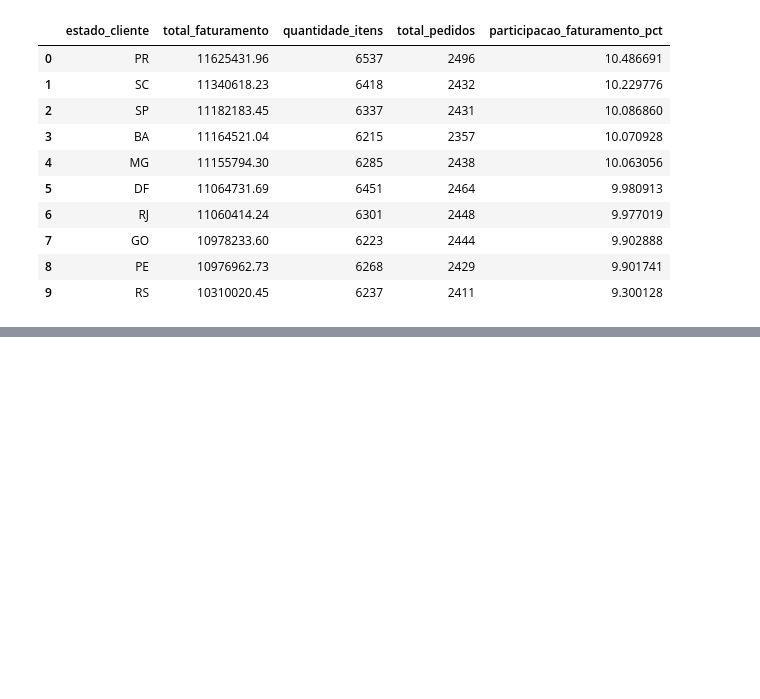
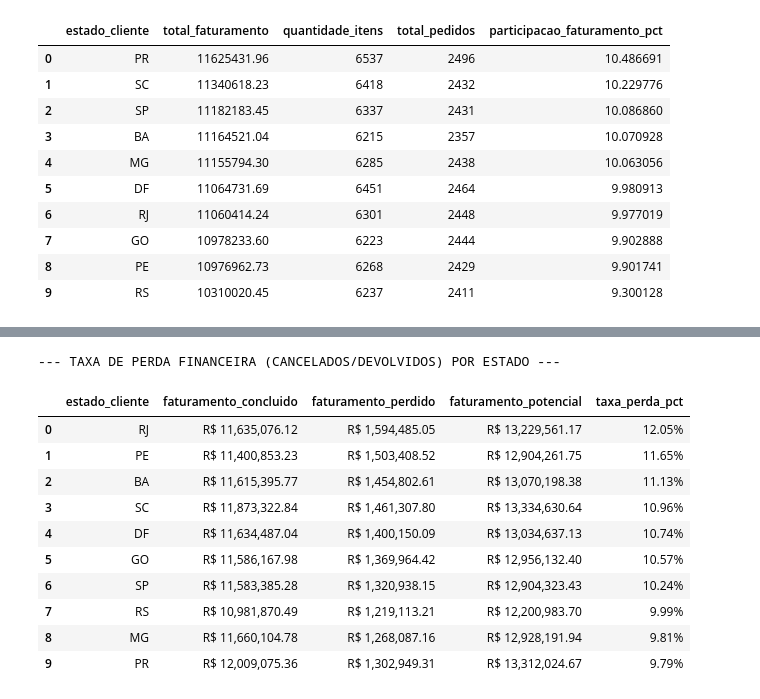
Before and after one commit to diegomudraka/projeto_final_python_senai, a Jupyter notebook: Analise de vendas/Projeto/Analise_dados.ipynb, the cells around one changed output, grey strips where cells are left out. Cells and saved outputs as stored; diff of their text form; code cells hidden in the pictures; blank space fills up the shorter version.

```diff
--- a/Analise de vendas/Projeto/Analise_dados.ipynb
+++ b/Analise de vendas/Projeto/Analise_dados.ipynb
@@ -452,0 +505,36 @@ plt.show()
+# %%
+#2. Analise de Gargalo: Taxa de Cancelamento e Faturamento Perdido por Estado
+#Para otimizar o orçamento, não basta olhar para onde se vende mais, mas também onde estamos gastando energia com vendas que não se concretizam.
+
+# Calcular faturamento total pretendido (incluindo cancelados e devolvidos)
+df['is_perda'] = df['status_venda'].str.lower().str.strip().isin(['cancelado', 'devolvido'])
+
+perda_geo = df.groupby(['estado_cliente', 'is_perda']).agg(
+    valor_total=('valor_total', 'sum')
+).unstack(fill_value=0).reset_index()
+
+perda_geo.columns = ['estado_cliente', 'faturamento_concluido', 'faturamento_perdido']
+perda_geo['faturamento_potencial'] = perda_geo['faturamento_concluido'] + perda_geo['faturamento_perdido']
+perda_geo['taxa_perda_pct'] = (perda_geo['faturamento_perdido'] / perda_geo['faturamento_potencial']) * 100
+perda_geo = perda_geo.sort_values(by='taxa_perda_pct', ascending=False).reset_index(drop=True)
+
+print("--- TAXA DE PERDA FINANCEIRA (CANCELADOS/DEVOLVIDOS) POR ESTADO ---")
+display(perda_geo.style.format({
+    'faturamento_concluido': "R$ {:,.2f}",
+    'faturamento_perdido': "R$ {:,.2f}",
+    'faturamento_potencial': "R$ {:,.2f}",
+    'taxa_perda_pct': "{:.2f}%"
+}))
+# %% [output]
+--- TAXA DE PERDA FINANCEIRA (CANCELADOS/DEVOLVIDOS) POR ESTADO ---
+|  | estado_cliente | faturamento_concluido | faturamento_perdido | faturamento_potencial | taxa_perda_pct |
+| 0 | RJ | R$ 11,635,076.12 | R$ 1,594,485.05 | R$ 13,229,561.17 | 12.05% |
+| 1 | PE | R$ 11,400,853.23 | R$ 1,503,408.52 | R$ 12,904,261.75 | 11.65% |
+| 2 | BA | R$ 11,615,395.77 | R$ 1,454,802.61 | R$ 13,070,198.38 | 11.13% |
+| 3 | SC | R$ 11,873,322.84 | R$ 1,461,307.80 | R$ 13,334,630.64 | 10.96% |
+| 4 | DF | R$ 11,634,487.04 | R$ 1,400,150.09 | R$ 13,034,637.13 | 10.74% |
+| 5 | GO | R$ 11,586,167.98 | R$ 1,369,964.42 | R$ 12,956,132.40 | 10.57% |
+| 6 | SP | R$ 11,583,385.28 | R$ 1,320,938.15 | R$ 12,904,323.43 | 10.24% |
+| 7 | RS | R$ 10,981,870.49 | R$ 1,219,113.21 | R$ 12,200,983.70 | 9.99% |
+| 8 | MG | R$ 11,660,104.78 | R$ 1,268,087.16 | R$ 12,928,191.94 | 9.81% |
+| 9 | PR | R$ 12,009,075.36 | R$ 1,302,949.31 | R$ 13,312,024.67 | 9.79% |
```
Also changed, not shown: parts of 16 cells of this notebook.
